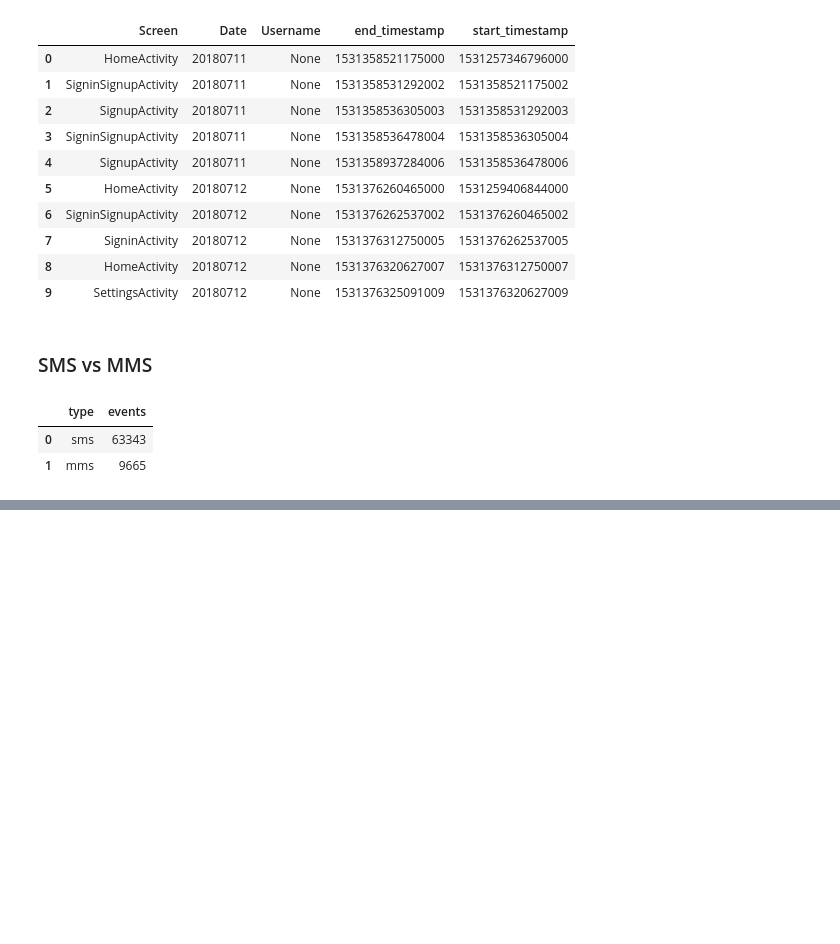
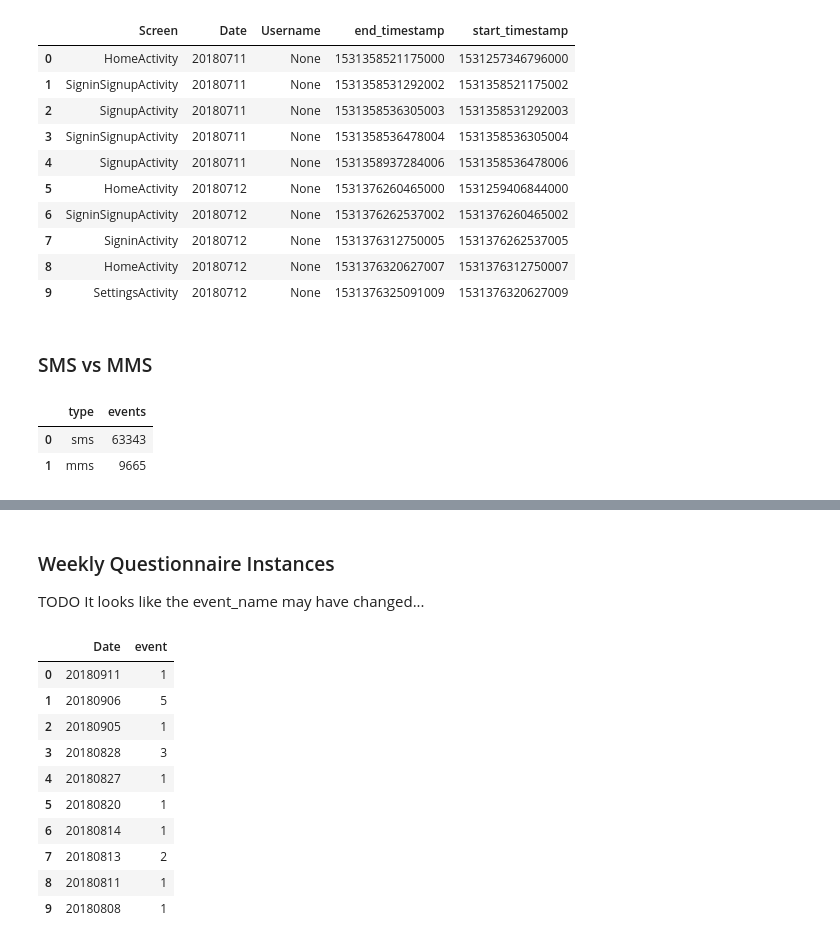
Before and after one commit to HeyCharlie2016/analysis, a Jupyter notebook: notebooks/SQLLibrary.ipynb, the cells around one changed output, grey strips where cells are left out. Saved outputs shown, nothing was run; the diff lists cells and outputs as text; code cells hidden in the pictures; blank space fills up the shorter version.

```diff
--- a/notebooks/SQLLibrary.ipynb
+++ b/notebooks/SQLLibrary.ipynb
@@ -669,0 +761,33 @@ df.head(10)
+# %% [markdown]
+### Weekly Questionnaire Instances
+
+TODO It looks like the event_name may have changed...
+# %%
+query = """
+SELECT
+    event_date AS Date,
+    COUNT(event_name) AS event
+FROM
+    `analytics_153084895.events_*`,
+    UNNEST(event_params) AS event_params
+WHERE
+    event_name = "weekly_questionnaire_notification" AND key = "notification_event"
+GROUP BY
+    event_date
+ORDER BY
+    event_date DESC
+"""
+df = client.query(query).to_dataframe()
+df.head(10)
+# %% [output]
+|  | Date | event |
+| 0 | 20180911 | 1 |
+| 1 | 20180906 | 5 |
+| 2 | 20180905 | 1 |
+| 3 | 20180828 | 3 |
+| 4 | 20180827 | 1 |
+| 5 | 20180820 | 1 |
+| 6 | 20180814 | 1 |
+| 7 | 20180813 | 2 |
+| 8 | 20180811 | 1 |
+| 9 | 20180808 | 1 |
```
Also changed, not shown: parts of 9 cells of this notebook.
